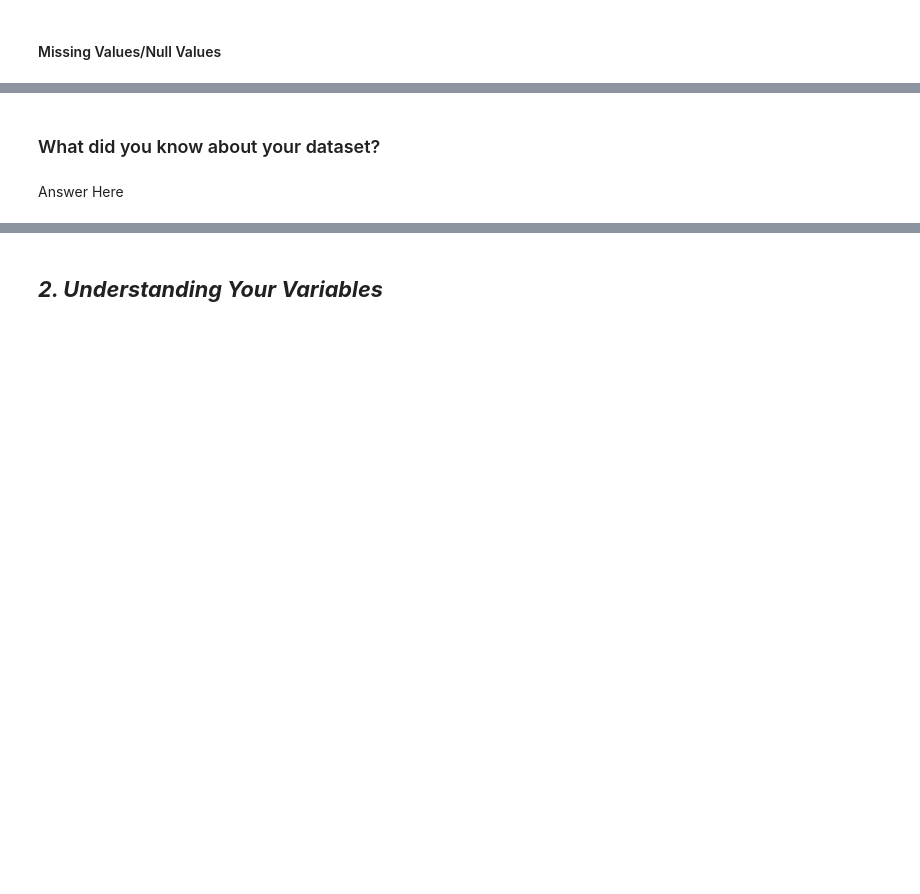
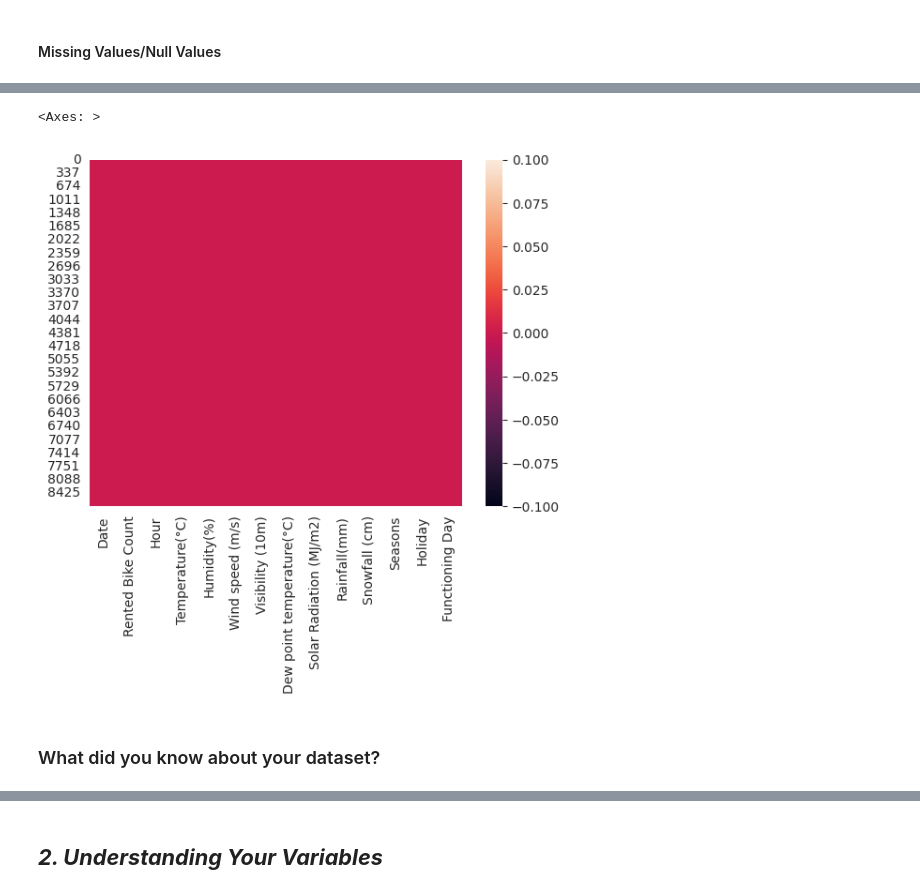
Before and after one commit to apurva-shrivastava/Bike-Sharing-Demand-Prediction, a Jupyter notebook: apurva_bike_sharing_demand_prediction.ipynb, the cells around one changed output, grey strips where cells are left out. Saved outputs shown, nothing was run; the diff lists cells and outputs as text; code cells hidden in the pictures; blank space fills up the shorter version.

```diff
--- a/apurva_bike_sharing_demand_prediction.ipynb
+++ b/apurva_bike_sharing_demand_prediction.ipynb
@@ -260,6 +312,8 @@ data=pd.read_csv('/content/drive/MyDrive/SeoulBikeData.csv',encoding='unicode_es
 # %%
 # Visualizing the missing values
+sns.heatmap(data.isnull())
+# %% [output]
+<Axes: >
+[figure, added]
 # %% [markdown]
 ### What did you know about your dataset?
-# %% [markdown]
-Answer Here
```
Also changed, not shown: parts of 7 cells of this notebook.
